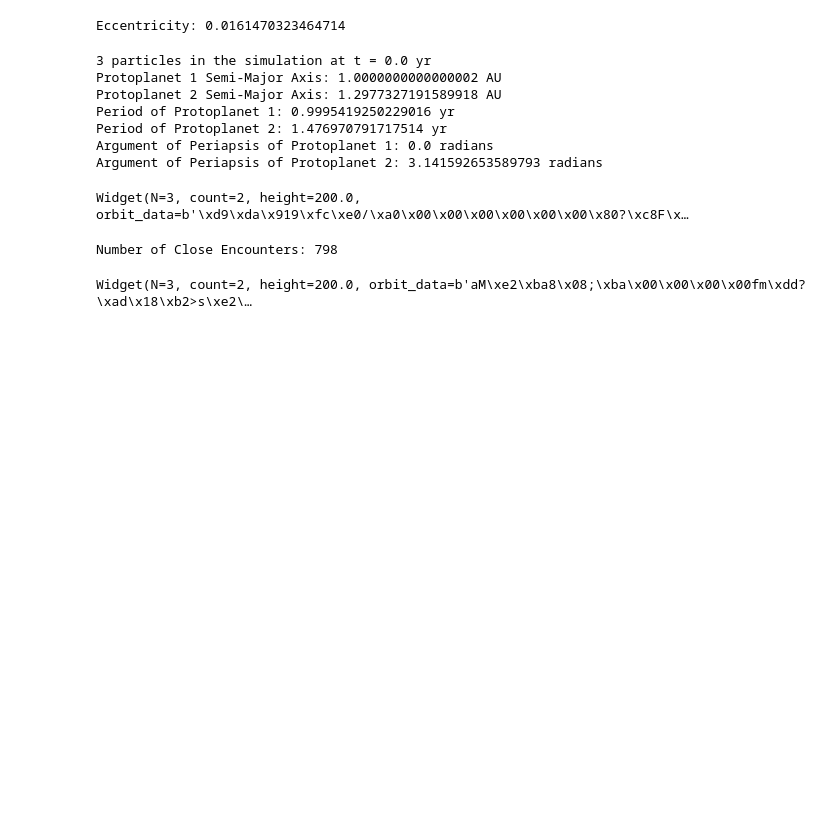
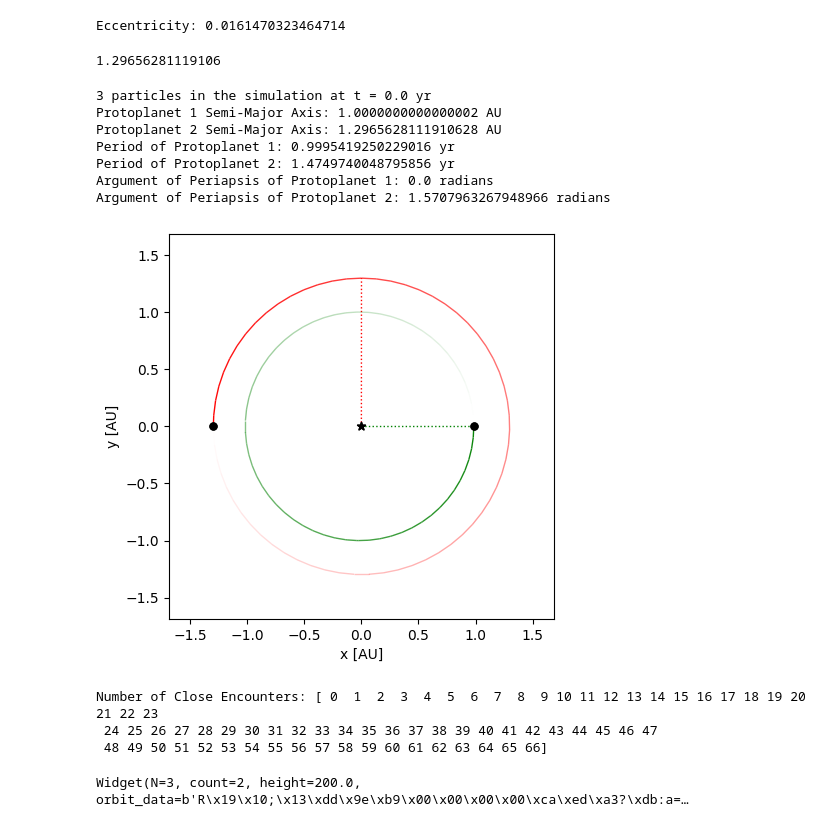
Before and after one commit to SudatKhan/ureca_repo, a Jupyter notebook: hill_instability.ipynb, the cells around one changed output. Cells and saved outputs as stored; diff of their text form; code cells hidden in the pictures; blank space fills up the shorter version.

```diff
--- a/hill_instability.ipynb
+++ b/hill_instability.ipynb
@@ -18,8 +18,11 @@ else:
 # %% [output]
 Eccentricity: 0.0161470323464714
 # %%
-delta_critical1 = (((8./3.)*(e**2 + e**2) + 9*(jmass)**(2./3.)))**(1./2.)
+delta_critical1 = (((8./3.)*(e**2) + 9*(jmass)**(2./3.)))**(1./2.)
 delta_critical2 = 2.40*(2.0*jmass)**(1./3.)
+print(delta_critical1 + 1.0)
+# %% [output]
+1.29656281119106
 # %%
 '''Set-Up Initial Conditions'''
 def setupSimulation():
@@ -28,40 +31,40 @@ def setupSimulation():
     sim.units = ('yr','au','solarmass')
     hill_radius = 1.0*(1-e)*(jmass / (3.0 * smass))**(1.0/3.0)
     sim.add(m = smass)
-    sim.add(m = jmass, a= 1.0, e = e, r = hill_radius)
-    sim.add(m = jmass, a= 1.0 + delta_critical1, e= e,  r = hill_radius, omega = np.pi)
+    sim.add(m = jmass, a= 1.0, e = e, r = (0.000477895), f = 0)
+    sim.add(m = jmass, a= 1.0 + delta_critical1, e= 0,  r = (0.000477895/2), f = np.pi)
     sim.move_to_com()
     return sim
 # %%
 '''Conditions before collision'''
 sim = setupSimulation()
-tmax = 1e4
+tmax = 1e5
 
 period1 = np.array([i.P for i in sim.calculate_orbits()])
 omega1 = np.array([i.omega for i in sim.calculate_orbits()])
 p1 = period1[0]
 p2 = period1[1]
 w1 = omega1[0]
 w2 = omega1[1]
 
 print(f'{sim.N} particles in the simulation at t = {sim.t} yr')
 print(f"Protoplanet 1 Semi-Major Axis: {sim.calculate_orbits()[0].a} AU")
 print(f"Protoplanet 2 Semi-Major Axis: {sim.calculate_orbits()[1].a} AU")
 print(f'Period of Protoplanet 1: {p1} yr')
 print(f'Period of Protoplanet 2: {p2} yr')
 print(f"Argument of Periapsis of Protoplanet 1: {w1} radians")
 print(f"Argument of Periapsis of Protoplanet 2: {w2} radians")
 
-display(sim.getWidget())
+fig = rebound.OrbitPlot(sim, unitlabel='[AU]', color=['green', 'red'], periastron=True)
 # %% [output]
 3 particles in the simulation at t = 0.0 yr
 Protoplanet 1 Semi-Major Axis: 1.0000000000000002 AU
-Protoplanet 2 Semi-Major Axis: 1.2977327191589918 AU
+Protoplanet 2 Semi-Major Axis: 1.2965628111910628 AU
 Period of Protoplanet 1: 0.9995419250229016 yr
-Period of Protoplanet 2: 1.476970791717514 yr
+Period of Protoplanet 2: 1.4749740048795856 yr
 Argument of Periapsis of Protoplanet 1: 0.0 radians
-Argument of Periapsis of Protoplanet 2: 3.141592653589793 radians
+Argument of Periapsis of Protoplanet 2: 1.5707963267948966 radians
-Widget(N=3, count=2, height=200.0, orbit_data=b'\xd9\xda\x919\xfc\xe0/\xa0\x00\x00\x00\x00\x00\x00\x80?\xc8F\x…
+[figure, added]
 # %%
 '''Collision Resolve Function to count the number of close encounters'''
 def close_encounter(sim_pointer, collision):
@@ -77,9 +80,11 @@ temp = 0
 count = np.array([0])
 sim.collision = "direct"
 sim.collision_resolve = close_encounter
-sim.integrate(tmax)
-print(f"Number of Close Encounters: {count[-1]}")
+sim.integrate(77)
+print(f"Number of Close Encounters: {count}")
 display(sim.getWidget())
 # %% [output]
-Number of Close Encounters: 798
+Number of Close Encounters: [ 0  1  2  3  4  5  6  7  8  9 10 11 12 13 14 15 16 17 18 19 20 21 22 23
+ 24 25 26 27 28 29 30 31 32 33 34 35 36 37 38 39 40 41 42 43 44 45 46 47
+ 48 49 50 51 52 53 54 55 56 57 58 59 60 61 62 63 64 65 66]
-Widget(N=3, count=2, height=200.0, orbit_data=b'aM\xe2\xba8\x08;\xba\x00\x00\x00\x00fm\xdd?\xad\x18\xb2>s\xe2\…
+Widget(N=3, count=2, height=200.0, orbit_data=b'R\x19\x10;\x13\xdd\x9e\xb9\x00\x00\x00\x00\xca\xed\xa3?\xdb:a=…
```
Also changed, not shown: parts of 2 cells of this notebook.
